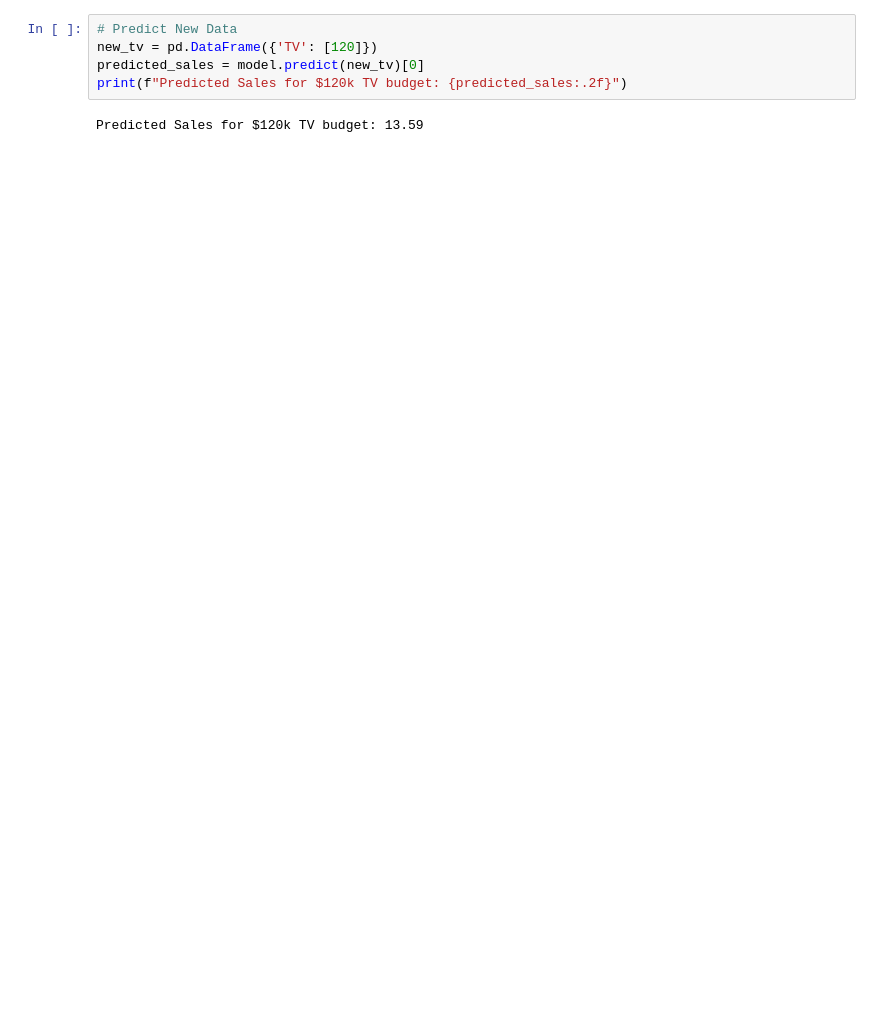
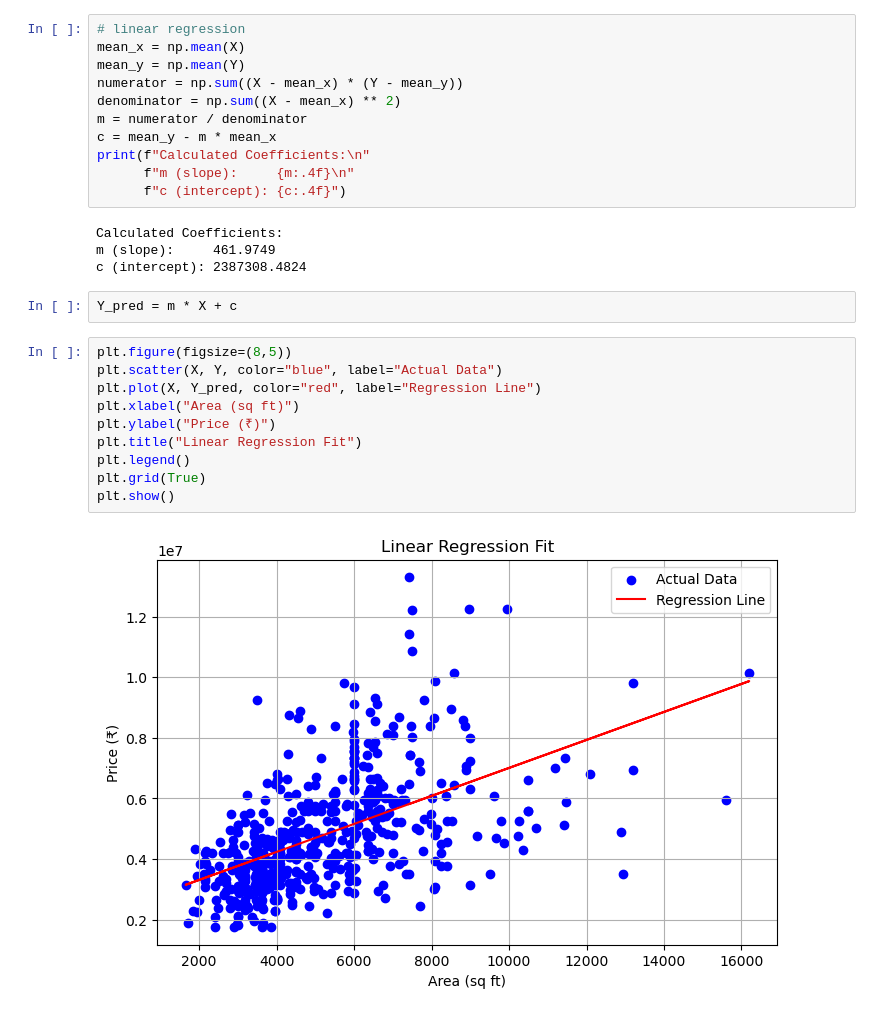
Before and after one commit to prakritim01/ML_Labs, a Jupyter notebook: lab1-regression/lab1Q1.ipynb, the cells around one changed output. Cells and saved outputs as stored; diff of their text form; blank space fills up the shorter version.

```diff
--- a/lab1-regression/lab1Q1.ipynb
+++ b/lab1-regression/lab1Q1.ipynb
@@ -60,7 +44,29 @@ R² Score: 0.724
 # %%
-# Predict New Data
-new_tv = pd.DataFrame({'TV': [120]})
-predicted_sales = model.predict(new_tv)[0]
-print(f"Predicted Sales for $120k TV budget: {predicted_sales:.2f}")
+# linear regression
+mean_x = np.mean(X)
+mean_y = np.mean(Y)
+numerator = np.sum((X - mean_x) * (Y - mean_y))
+denominator = np.sum((X - mean_x) ** 2)
+m = numerator / denominator
+c = mean_y - m * mean_x
+print(f"Calculated Coefficients:\n"
+      f"m (slope):     {m:.4f}\n"
+      f"c (intercept): {c:.4f}")
 # %% [output]
-Predicted Sales for $120k TV budget: 13.59
+Calculated Coefficients:
+m (slope):     461.9749
+c (intercept): 2387308.4824
+# %%
+Y_pred = m * X + c
+# %%
+plt.figure(figsize=(8,5))
+plt.scatter(X, Y, color="blue", label="Actual Data")
+plt.plot(X, Y_pred, color="red", label="Regression Line")
+plt.xlabel("Area (sq ft)")
+plt.ylabel("Price (₹)")
+plt.title("Linear Regression Fit")
+plt.legend()
+plt.grid(True)
+plt.show()
+# %% [output]
+[figure, added]
```
Also changed, not shown: parts of 8 cells of this notebook.
